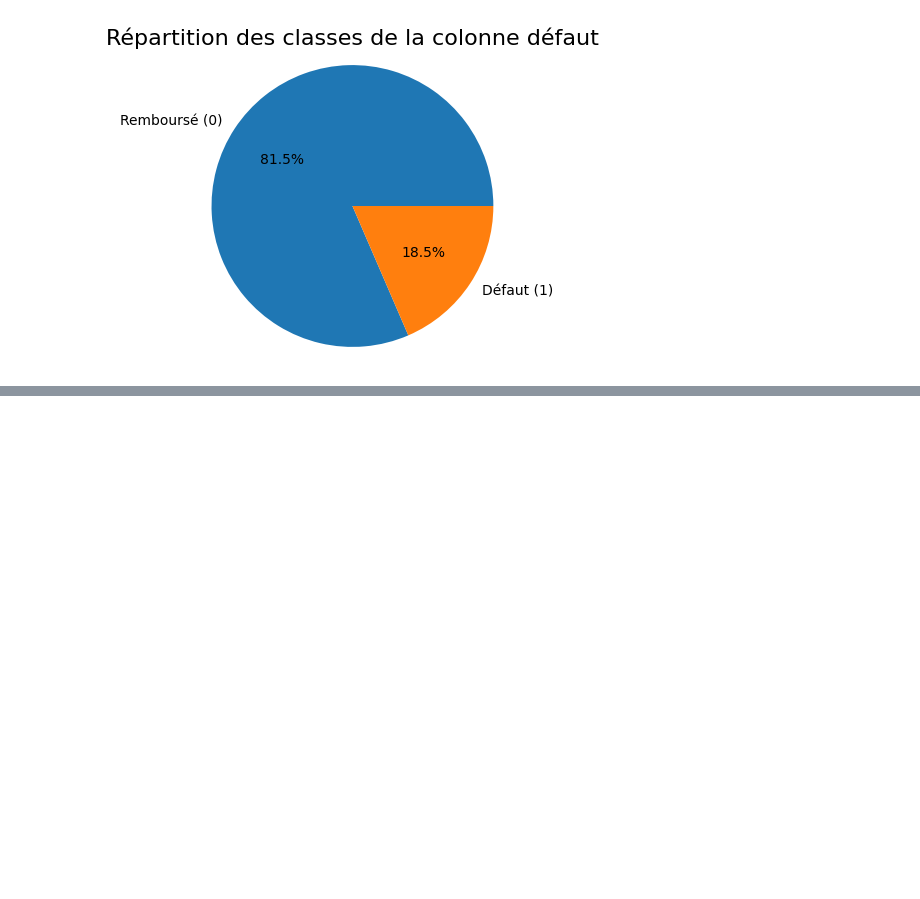
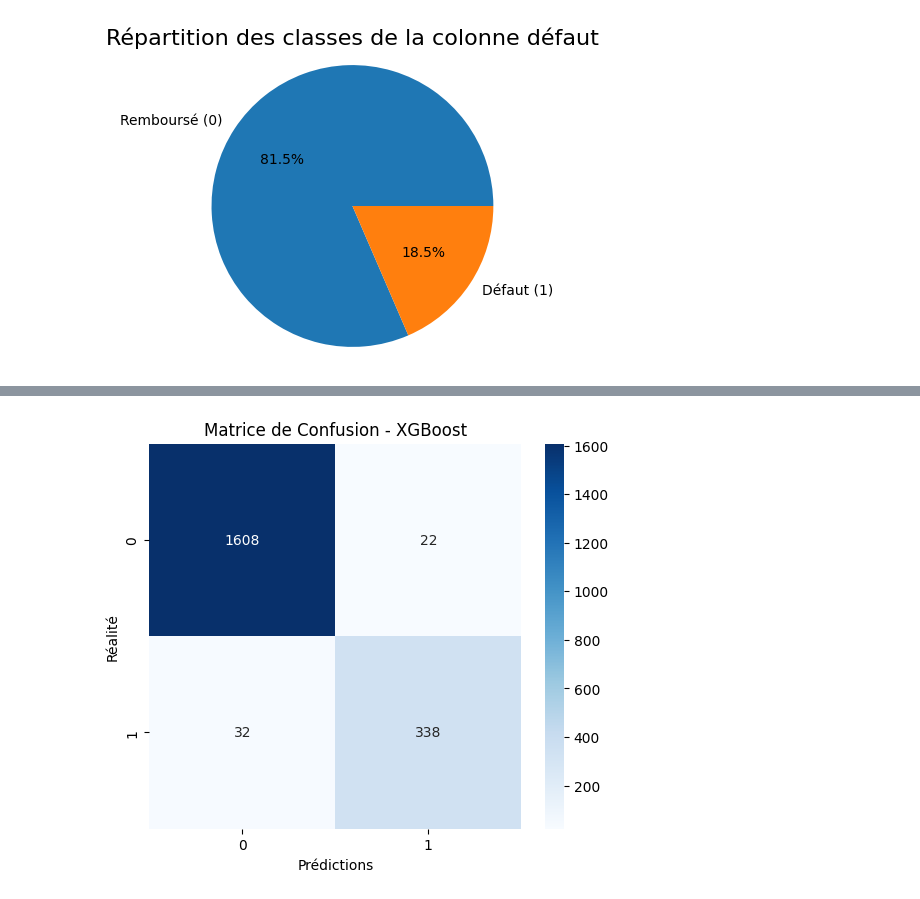
Before and after one commit to andrealoy/creditloanprediction, a Jupyter notebook: eda.ipynb, the cells around one changed output, grey strips where cells are left out. Saved outputs shown, nothing was run; the diff lists cells and outputs as text; code cells hidden in the pictures; blank space fills up the shorter version.

```diff
--- a/eda.ipynb
+++ b/eda.ipynb
@@ -769,34 +539,0 @@ Contrairement au Gradient Boosting classique, l'Extreme Gradient Boosting possè
-# %%
-# 1. Grille de paramètres pour XGBoost
-# On teste la vitesse d'apprentissage, la profondeur et la proportion de données utilisées
-param_grid_xgb_1 = {
-    'n_estimators': [100, 200],           # Nombre d'arbres (itérations de boosting)
-    'learning_rate': [0.01, 0.1, 0.2],    # Pas de progression (plus c'est bas, plus c'est robuste)
-    'max_depth': [3, 5, 7],               # Profondeur des arbres (souvent plus faible que RF)
-    'subsample': [0.8, 1.0],              # % de données utilisées par arbre (évite l'overfitting)
-    'colsample_bytree': [0.8, 1.0]        # % de colonnes utilisées par arbre
-}
-
-
-# 2. Configuration GridSearch
-grid_search_xgb = GridSearchCV(
-    XGBClassifier(random_state=42, eval_metric='logloss'),
-    param_grid_xgb_1,
-    cv=5,
-    scoring='f1',
-    n_jobs=-1
-)
-
-# 3. Entraînement ( XGBoost peut prendre les données Scalées ou non,
-# mais on utilise X_train_scaled pour être cohérente avec la Régression Logistique)
-grid_search_xgb.fit(X_train_scaled, y_train)
-
-# 4. Résultats
-print("Meilleurs paramètres XGBoost :", grid_search_xgb.best_params_)
-
-# 5. Évaluation finale
-best_xgb = grid_search_xgb.best_estimator_
-y_pred_xgb = best_xgb.predict(X_test_scaled)
-
-print("\nReport du XGBoost Optimisé :")
-print(classification_report(y_test, y_pred_xgb))
@@ -852,0 +576,10 @@ plt.show()
+# %%
+# matrice de confusion du XGBoost
+plt.figure(figsize=(6,5))
+sns.heatmap(confusion_matrix(y_test, y_pred_xgb), annot=True, fmt='d', cmap='Blues')
+plt.xlabel('Prédictions')
+plt.ylabel('Réalité')
+plt.title('Matrice de Confusion - XGBoost')
+plt.show()
+# %% [output]
+[figure, added]
```
Also changed, not shown: parts of 59 cells of this notebook, 2 other files.
